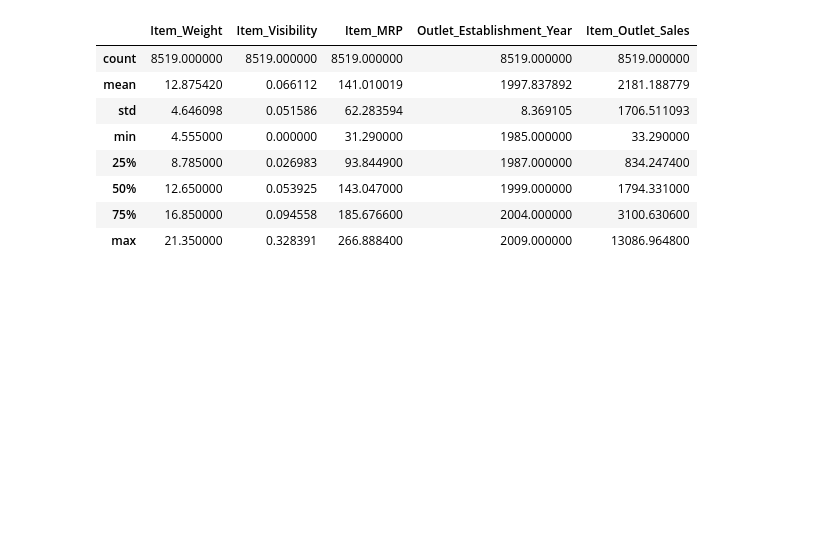
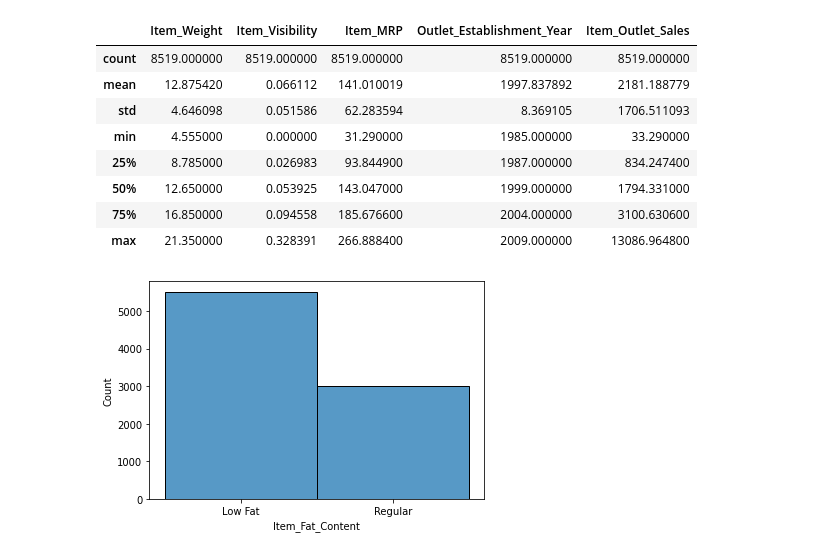
Before and after one commit to TristanConant/sales-predictions, a Jupyter notebook: food_sales_prediction.ipynb, the cells around one changed output. Saved outputs shown, nothing was run; the diff lists cells and outputs as text; code cells hidden in the pictures; blank space fills up the shorter version.

```diff
--- a/food_sales_prediction.ipynb
+++ b/food_sales_prediction.ipynb
@@ -279,3 +281,7 @@ df.describe()
 | 50% | 12.650000 | 0.053925 | 143.047000 | 1999.000000 | 1794.331000 |
 | 75% | 16.850000 | 0.094558 | 185.676600 | 2004.000000 | 3100.630600 |
 | max | 21.350000 | 0.328391 | 266.888400 | 2009.000000 | 13086.964800 |
+# %%
+sns.histplot(data=df, x='Item_Fat_Content');
+# %% [output]
+[figure, added]
```
Also changed, not shown: parts of 8 cells of this notebook.
